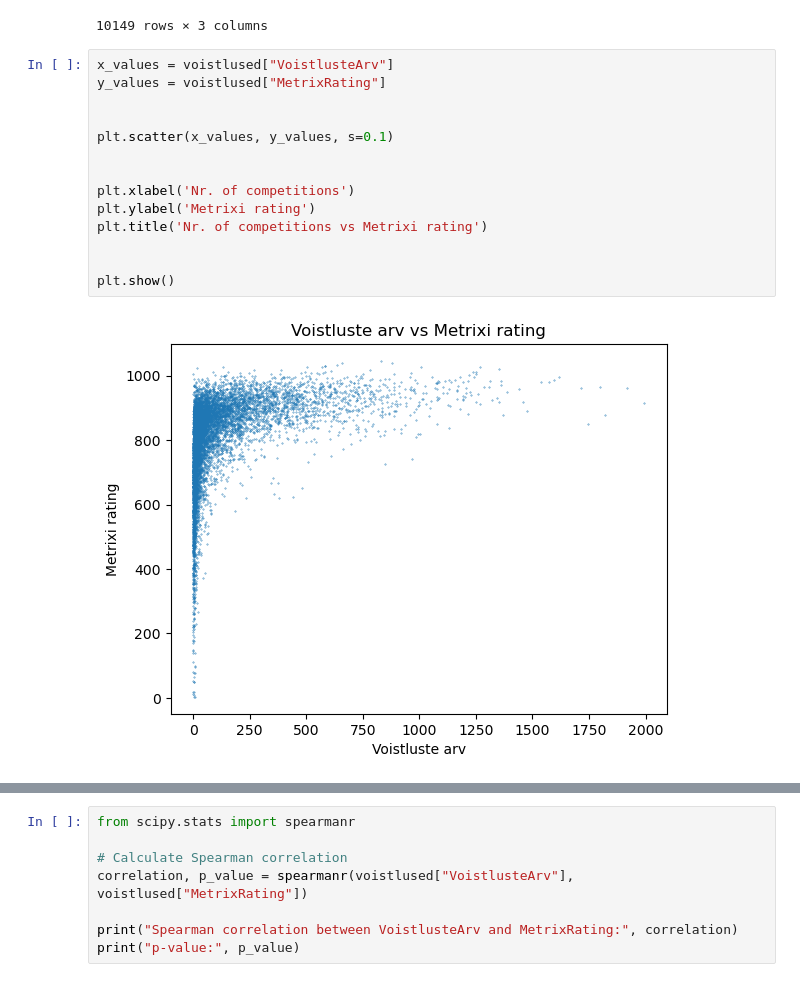
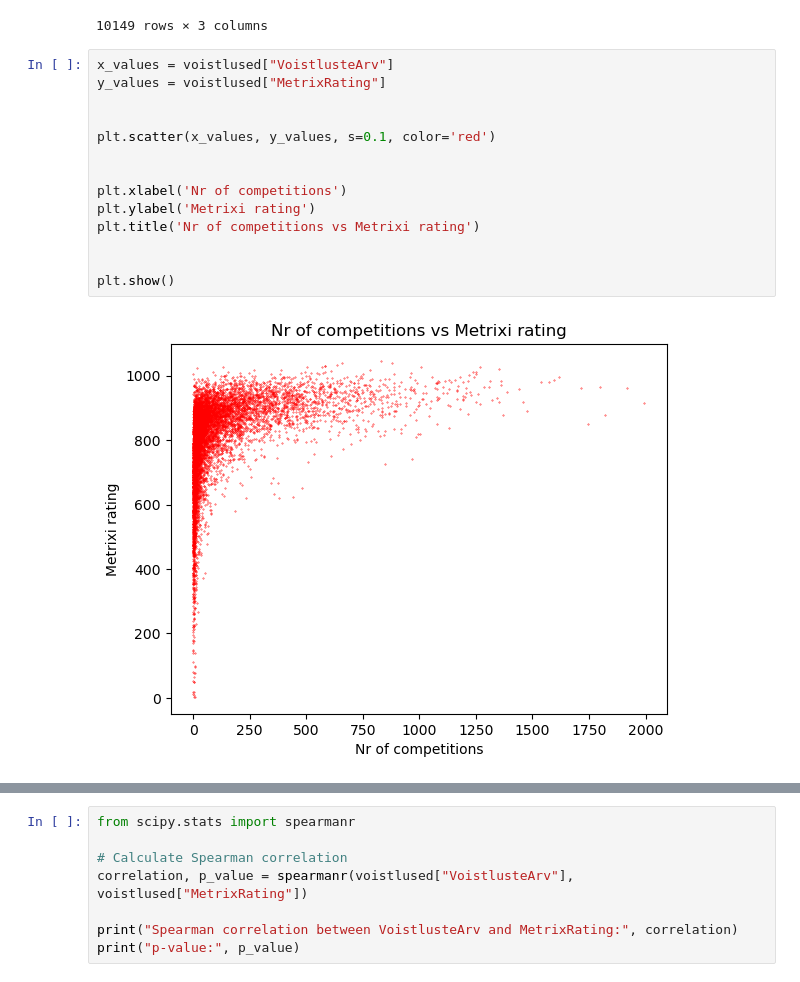
Before and after one commit to Karmosav/discgolf-data, a Jupyter notebook: golf.ipynb, the cells around one changed output, grey strips where cells are left out. Cells and saved outputs as stored; diff of their text form.

```diff
--- a/golf.ipynb
+++ b/golf.ipynb
@@ -208,19 +208,19 @@ voistlused
 # %%
 x_values = voistlused["VoistlusteArv"]
 y_values = voistlused["MetrixRating"]
 
 
-plt.scatter(x_values, y_values, s=0.1)
+plt.scatter(x_values, y_values, s=0.1, color='red')
 
 
-plt.xlabel('Nr. of competitions')
+plt.xlabel('Nr of competitions')
 plt.ylabel('Metrixi rating')
-plt.title('Nr. of competitions vs Metrixi rating')
+plt.title('Nr of competitions vs Metrixi rating')
 
 
 plt.show()
 # %% [output]
-[figure, old version]
+[figure, new version]
 # %%
 correlation = voistlused["VoistlusteArv"].corr(voistlused["MetrixRating"])
 print("Correlation between VoistlusteArv and MetrixRating:", correlation)
```
Also changed, not shown: parts of 7 cells of this notebook.
